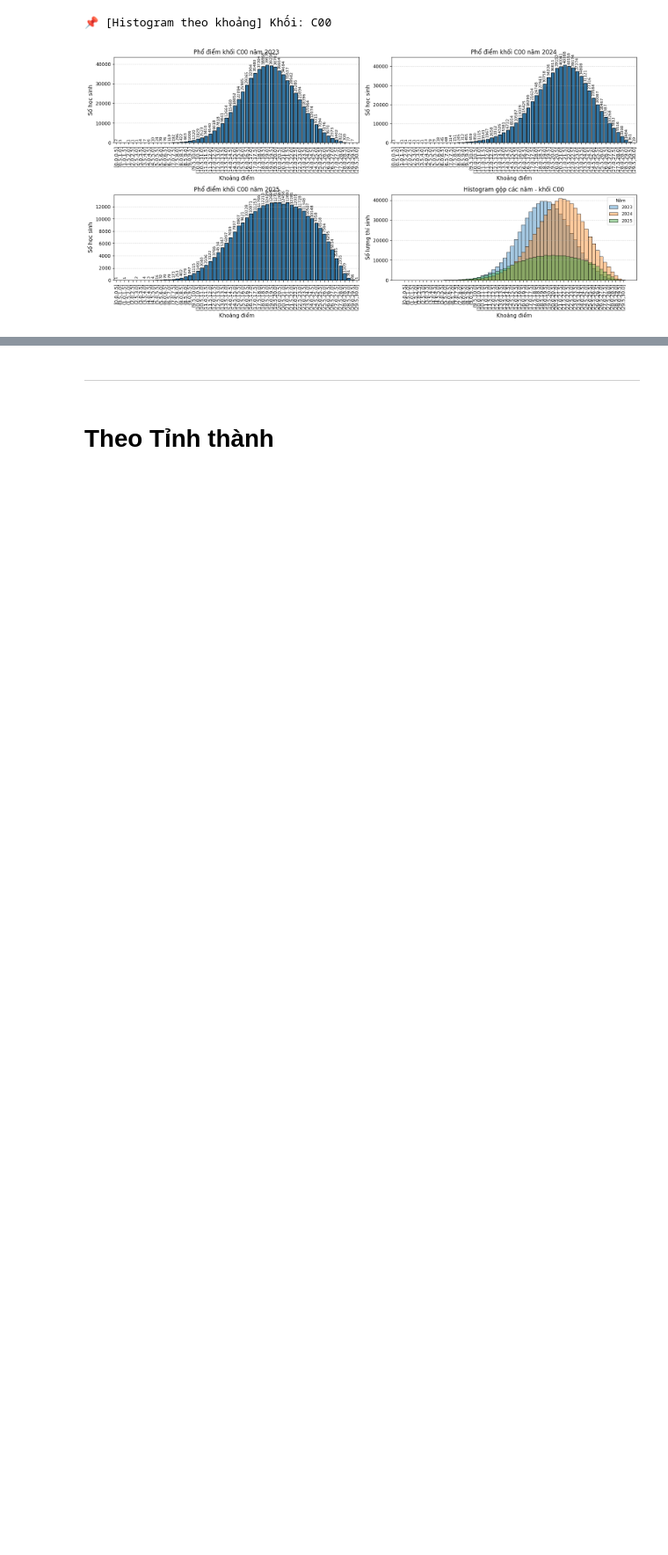
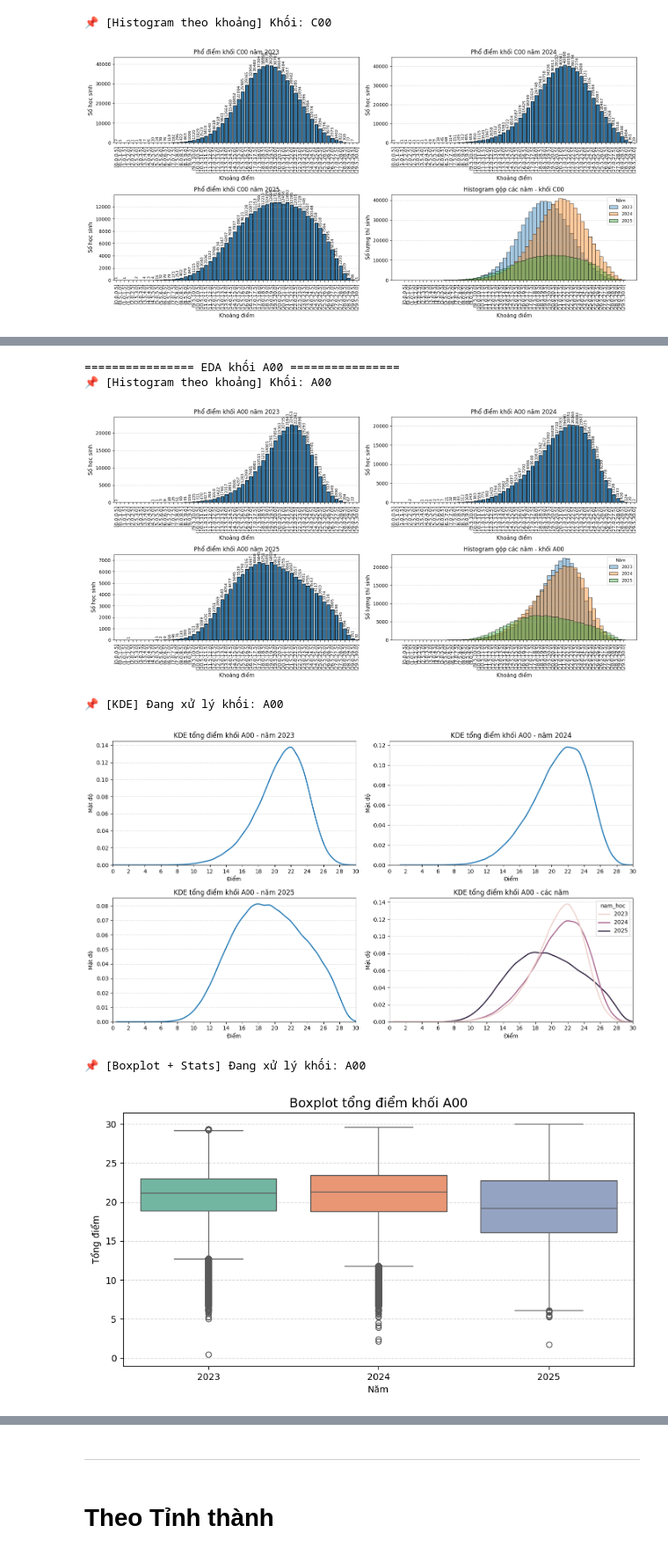
Before and after one commit to tano-dev/Vietnam-National-Exam-Score-Analysis-and-Forecasting, a Jupyter notebook: Notebook/EDA.ipynb, the cells around one changed output, grey strips where cells are left out. Shown at 88% size. Cells and saved outputs as stored; diff of their text form; code cells hidden in the pictures; blank space fills up the shorter version.

```diff
--- a/Notebook/EDA.ipynb
+++ b/Notebook/EDA.ipynb
@@ -960,0 +1184,32 @@ for blk in blocks_selected:
+# %%
+def visualize_block_eda_all(block_code: str):
+    """
+    Chạy full EDA cho một khối thi:
+    - Histogram theo năm (bin = 0.5)
+    - KDE chồng các năm
+    - Boxplot so sánh phân phối theo năm + bảng thống kê mean/median/std/%>=15/%>=24.
+    """
+    print(f"================ EDA khối {block_code} ================")
+
+    # 1. Histogram
+    visualize_block_hist(block_code)
+
+    # 2. KDE
+    visualize_block_kde(block_code)
+
+    # 3. Boxplot + Stats
+    visualize_block_boxplot_and_stats(block_code)
+
+    print(f"================ Hoàn thành EDA khối {block_code} ================\n")
+
+# Chạy EDA cho từng khối đã chọn
+for blk in blocks_selected:
+    visualize_block_eda_all(blk)
+# %% [output]
+================ EDA khối A00 ================
+📌 [Histogram theo khoảng] Khối: A00
+[figure, added]
+📌 [KDE] Đang xử lý khối: A00
+[figure, added]
+📌 [Boxplot + Stats] Đang xử lý khối: A00
+[figure, added]
```
Also changed, not shown: parts of 7 cells of this notebook.
